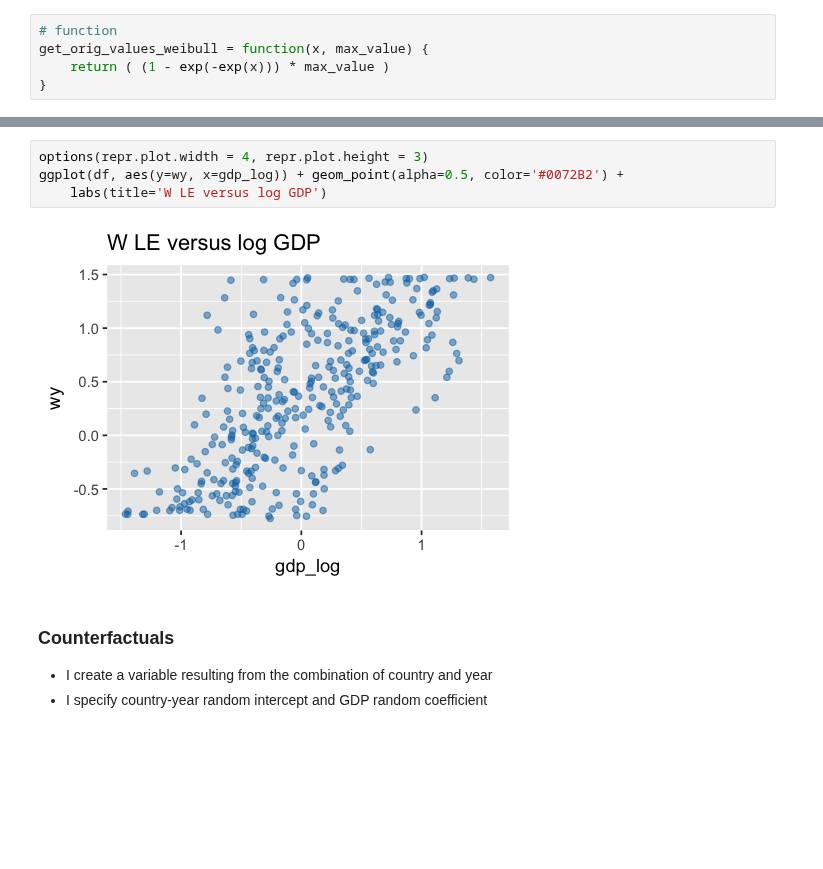
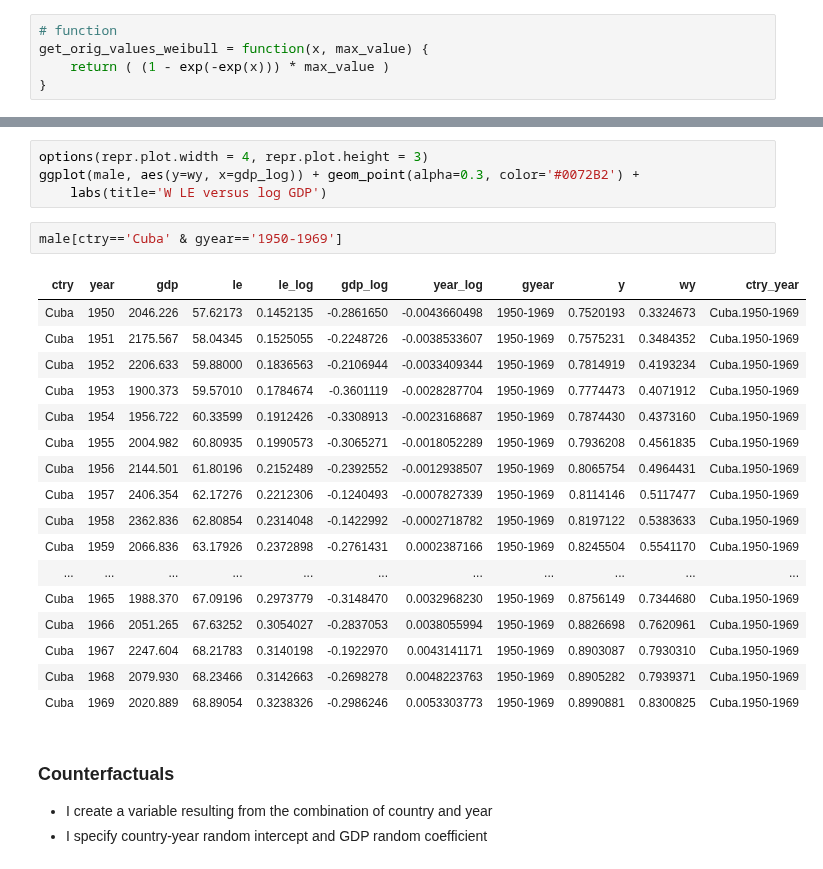
Before and after one commit to sdaza/lambda, a Jupyter notebook: notebooks/counterfactuals.ipynb, the cells around one changed output, grey strips where cells are left out. Drawn from its saved outputs; the diff is of its cells as text; blank space fills up the shorter version.

```diff
--- a/notebooks/counterfactuals.ipynb
+++ b/notebooks/counterfactuals.ipynb
@@ -88,9 +85,27 @@ ggplot(df, aes(y=wy, x=year_log)) + geom_point(alpha=0.5, color='#0072B2') +
 # %%
 options(repr.plot.width = 4, repr.plot.height = 3)
-ggplot(df, aes(y=wy, x=gdp_log)) + geom_point(alpha=0.5, color='#0072B2') +
+ggplot(male, aes(y=wy, x=gdp_log)) + geom_point(alpha=0.3, color='#0072B2') +
     labs(title='W LE versus log GDP')
-# %% [output]
-[figure, removed]
+# %%
+male[ctry=='Cuba' & gyear=='1950-1969']
+# %% [output]
+| ctry | year | gdp | le | le_log | gdp_log | year_log | gyear | y | wy | ctry_year |
+| Cuba | 1950 | 2046.226 | 57.62173 | 0.1452135 | -0.2861650 | -0.0043660498 | 1950-1969 | 0.7520193 | 0.3324673 | Cuba.1950-1969 |
+| Cuba | 1951 | 2175.567 | 58.04345 | 0.1525055 | -0.2248726 | -0.0038533607 | 1950-1969 | 0.7575231 | 0.3484352 | Cuba.1950-1969 |
+| Cuba | 1952 | 2206.633 | 59.88000 | 0.1836563 | -0.2106944 | -0.0033409344 | 1950-1969 | 0.7814919 | 0.4193234 | Cuba.1950-1969 |
+| Cuba | 1953 | 1900.373 | 59.57010 | 0.1784674 | -0.3601119 | -0.0028287704 | 1950-1969 | 0.7774473 | 0.4071912 | Cuba.1950-1969 |
+| Cuba | 1954 | 1956.722 | 60.33599 | 0.1912426 | -0.3308913 | -0.0023168687 | 1950-1969 | 0.7874430 | 0.4373160 | Cuba.1950-1969 |
+| Cuba | 1955 | 2004.982 | 60.80935 | 0.1990573 | -0.3065271 | -0.0018052289 | 1950-1969 | 0.7936208 | 0.4561835 | Cuba.1950-1969 |
+| Cuba | 1956 | 2144.501 | 61.80196 | 0.2152489 | -0.2392552 | -0.0012938507 | 1950-1969 | 0.8065754 | 0.4964431 | Cuba.1950-1969 |
+| Cuba | 1957 | 2406.354 | 62.17276 | 0.2212306 | -0.1240493 | -0.0007827339 | 1950-1969 | 0.8114146 | 0.5117477 | Cuba.1950-1969 |
+| Cuba | 1958 | 2362.836 | 62.80854 | 0.2314048 | -0.1422992 | -0.0002718782 | 1950-1969 | 0.8197122 | 0.5383633 | Cuba.1950-1969 |
+| Cuba | 1959 | 2066.836 | 63.17926 | 0.2372898 | -0.2761431 | 0.0002387166 | 1950-1969 | 0.8245504 | 0.5541170 | Cuba.1950-1969 |
+| ... | ... | ... | ... | ... | ... | ... | ... | ... | ... | ... |
+| Cuba | 1965 | 1988.370 | 67.09196 | 0.2973779 | -0.3148470 | 0.0032968230 | 1950-1969 | 0.8756149 | 0.7344680 | Cuba.1950-1969 |
+| Cuba | 1966 | 2051.265 | 67.63252 | 0.3054027 | -0.2837053 | 0.0038055994 | 1950-1969 | 0.8826698 | 0.7620961 | Cuba.1950-1969 |
+| Cuba | 1967 | 2247.604 | 68.21783 | 0.3140198 | -0.1922970 | 0.0043141171 | 1950-1969 | 0.8903087 | 0.7930310 | Cuba.1950-1969 |
+| Cuba | 1968 | 2079.930 | 68.23466 | 0.3142663 | -0.2698278 | 0.0048223763 | 1950-1969 | 0.8905282 | 0.7939371 | Cuba.1950-1969 |
+| Cuba | 1969 | 2020.889 | 68.89054 | 0.3238326 | -0.2986246 | 0.0053303773 | 1950-1969 | 0.8990881 | 0.8300825 | Cuba.1950-1969 |
 # %% [markdown]
 ### Counterfactuals
 
```
Also changed, not shown: parts of 27 cells of this notebook.
